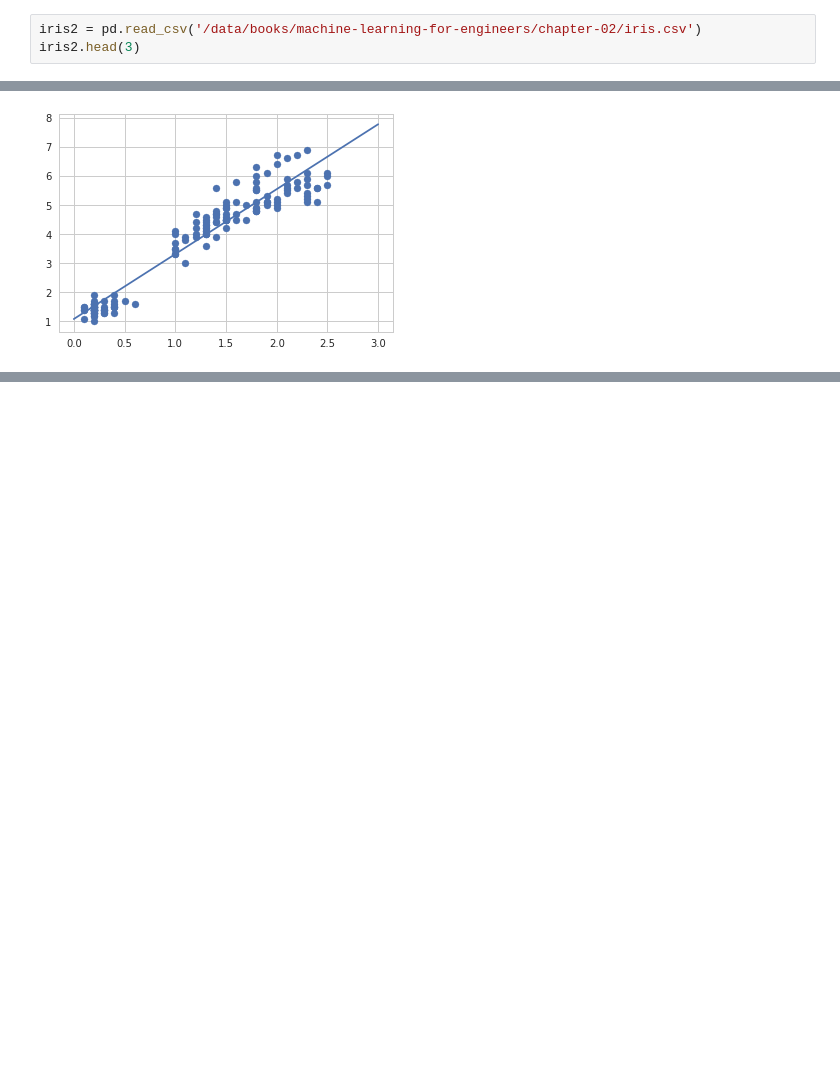
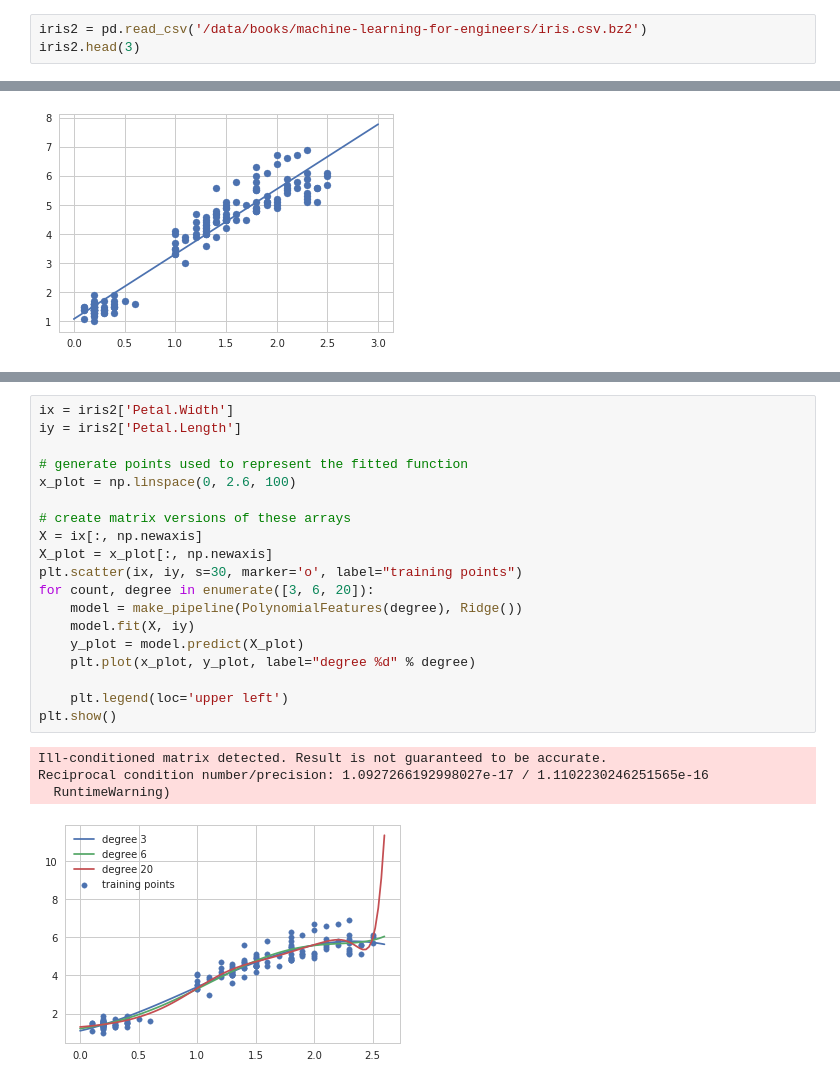
Before and after one commit to machine-learning-helpers/docker-python-jupyter, a Jupyter notebook: notebook/induction/books/machine-learning-for-engineers/04-regression-classification.ipynb, the cells around one changed output, grey strips where cells are left out. Drawn from its saved outputs; the diff is of its cells as text; blank space fills up the shorter version.

Commit message:
[Book][ML for Engineers] Moved the data and compressed it. Completed chapter 4.

````diff
--- a/notebook/induction/books/machine-learning-for-engineers/04-regression-classification.ipynb
+++ b/notebook/induction/books/machine-learning-for-engineers/04-regression-classification.ipynb
@@ -24,7 +29,7 @@ but for convenience reason, the data has already been downloaded and [added to t
 * We could have used ```sns.load_dataset('iris')```, loading data from [http://github.com/mwaskom/seaborn-data](https://raw.githubusercontent.com/mwaskom/seaborn-data/master/iris.csv),
 but for convenience reason, the data has already been downloaded and [added to that repository](https://github.com/machine-learning-helpers/docker-python-jupyter/tree/master/data/books/machine-learning-for-engineers/chapter-02).
 # %%
-iris2 = pd.read_csv('/data/books/machine-learning-for-engineers/chapter-02/iris.csv')
+iris2 = pd.read_csv('/data/books/machine-learning-for-engineers/iris.csv.bz2')
 iris2.head(3)
 # %% [output]
 |  | Sepal.Length | Sepal.Width | Petal.Length | Petal.Width | Species |
@@ -118,0 +129,24 @@ plt.plot(xr, (xr*beta)+alpha)
+# %%
+ix = iris2['Petal.Width']
+iy = iris2['Petal.Length']
+
+# generate points used to represent the fitted function
+x_plot = np.linspace(0, 2.6, 100)
+
+# create matrix versions of these arrays
+X = ix[:, np.newaxis]
+X_plot = x_plot[:, np.newaxis]
+plt.scatter(ix, iy, s=30, marker='o', label="training points")
+for count, degree in enumerate([3, 6, 20]):
+    model = make_pipeline(PolynomialFeatures(degree), Ridge())
+    model.fit(X, iy)
+    y_plot = model.predict(X_plot)
+    plt.plot(x_plot, y_plot, label="degree %d" % degree)
+
+    plt.legend(loc='upper left')
+plt.show()
+# %% [output]
+Ill-conditioned matrix detected. Result is not guaranteed to be accurate.
+Reciprocal condition number/precision: 1.0927266192998027e-17 / 1.1102230246251565e-16
+  RuntimeWarning)
+[figure, added]
````
Also changed, not shown: parts of 20 cells of this notebook, 8 other files.
